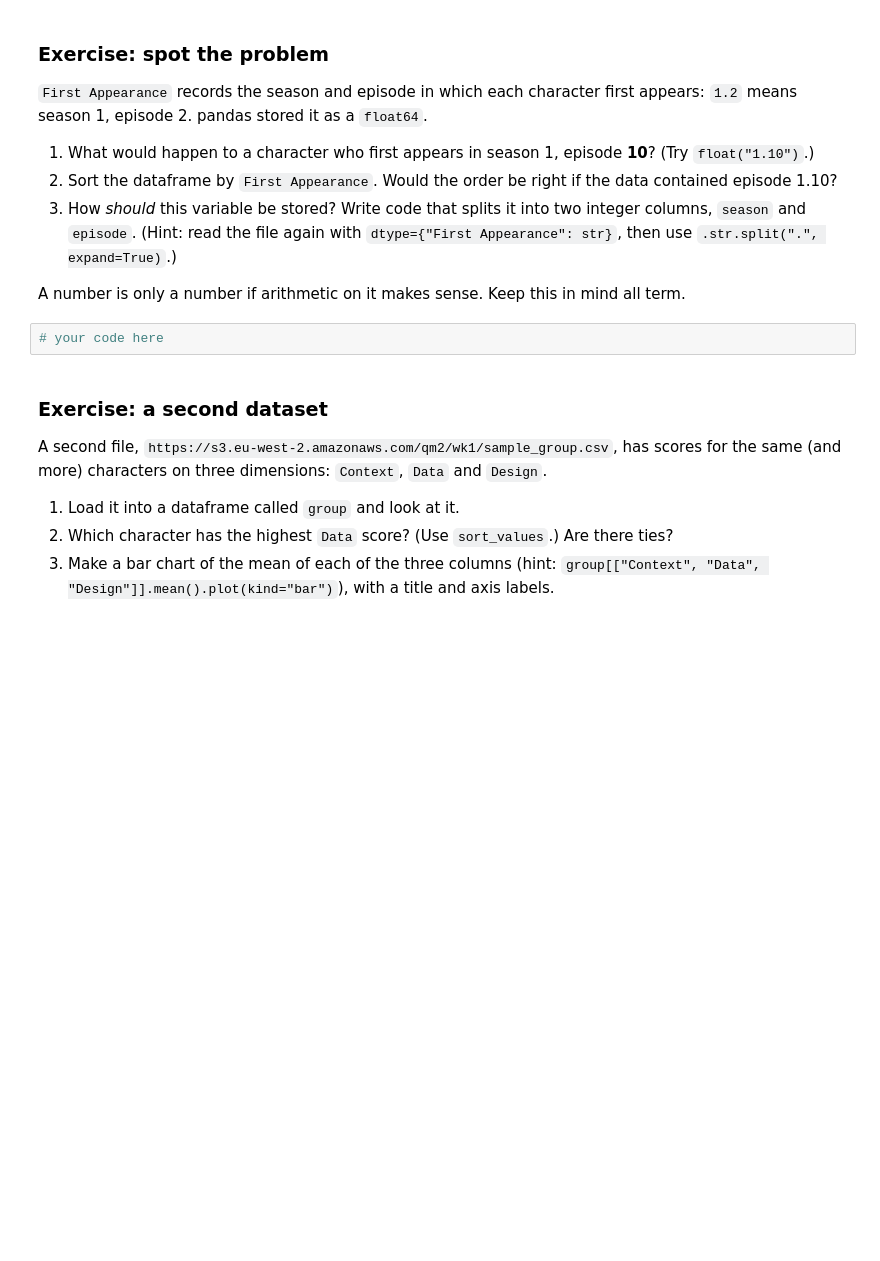
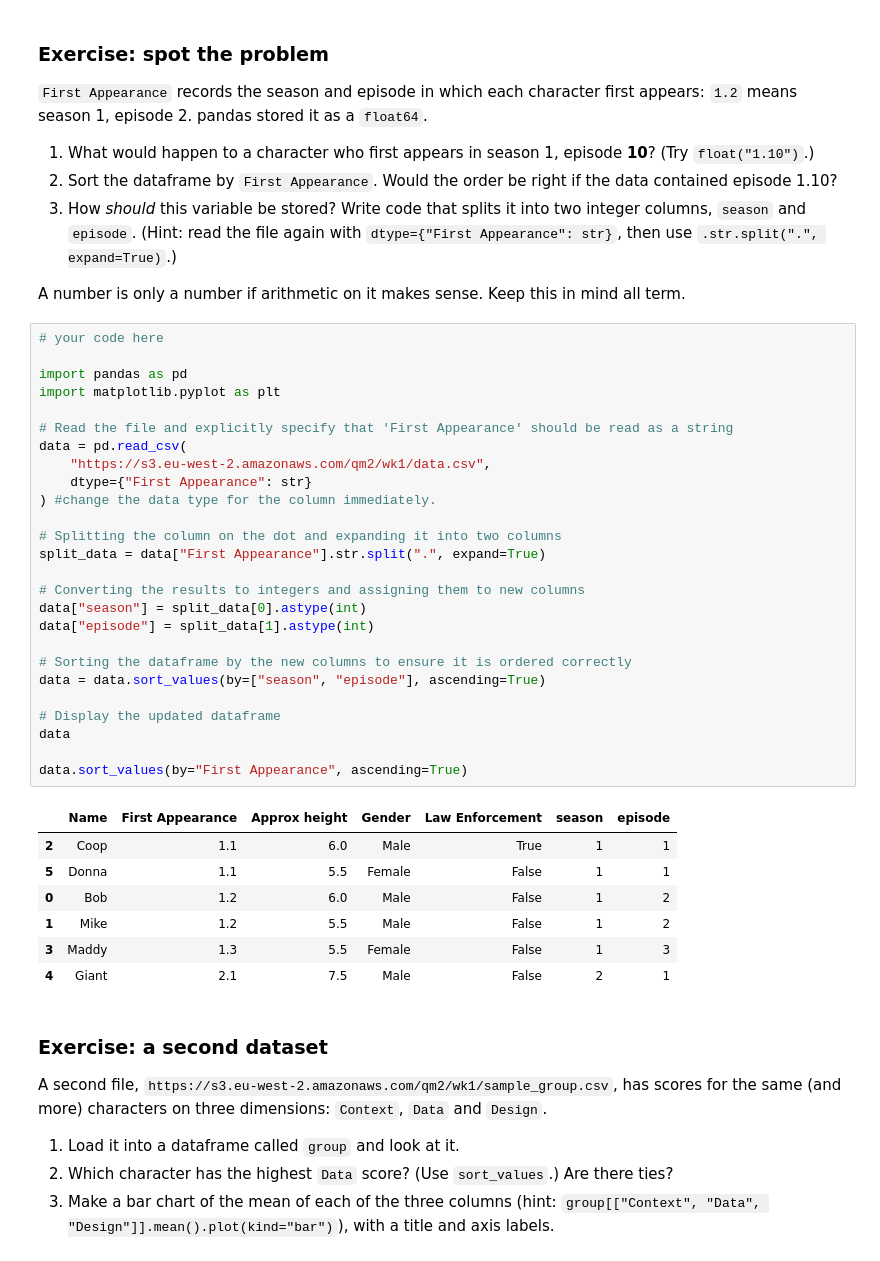
Before and after one commit to jasminebarry/BASC0005, a Jupyter notebook: w01_python_recap.ipynb, the cells around one changed output. Cells and saved outputs as stored; diff of their text form; blank space fills up the shorter version.

```diff
--- a/w01_python_recap.ipynb
+++ b/w01_python_recap.ipynb
@@ -225,8 +258,40 @@ plt.show()
 3. How *should* this variable be stored? Write code that splits it into two integer columns, `season` and `episode`. (Hint: read the file again with `dtype={"First Appearance": str}`, then use `.str.split(".", expand=True)`.)
 
 A number is only a number if arithmetic on it makes sense. Keep this in mind all term.
-# %%
-# your code here
+# %%
+# your code here
+
+import pandas as pd
+import matplotlib.pyplot as plt
+
+# Read the file and explicitly specify that 'First Appearance' should be read as a string
+data = pd.read_csv(
+    "https://s3.eu-west-2.amazonaws.com/qm2/wk1/data.csv",
+    dtype={"First Appearance": str}
+) #change the data type for the column immediately.
+
+# Splitting the column on the dot and expanding it into two columns
+split_data = data["First Appearance"].str.split(".", expand=True)
+
+# Converting the results to integers and assigning them to new columns
+data["season"] = split_data[0].astype(int)
+data["episode"] = split_data[1].astype(int)
+
+# Sorting the dataframe by the new columns to ensure it is ordered correctly
+data = data.sort_values(by=["season", "episode"], ascending=True)
+
+# Display the updated dataframe
+data
+
+data.sort_values(by="First Appearance", ascending=True)
+# %% [output]
+|  | Name | First Appearance | Approx height | Gender | Law Enforcement | season | episode |
+| 2 | Coop | 1.1 | 6.0 | Male | True | 1 | 1 |
+| 5 | Donna | 1.1 | 5.5 | Female | False | 1 | 1 |
+| 0 | Bob | 1.2 | 6.0 | Male | False | 1 | 2 |
+| 1 | Mike | 1.2 | 5.5 | Male | False | 1 | 2 |
+| 3 | Maddy | 1.3 | 5.5 | Female | False | 1 | 3 |
+| 4 | Giant | 2.1 | 7.5 | Male | False | 2 | 1 |
 # %% [markdown]
 ### Exercise: a second dataset
 
```
Also changed, not shown: parts of 6 cells of this notebook.
